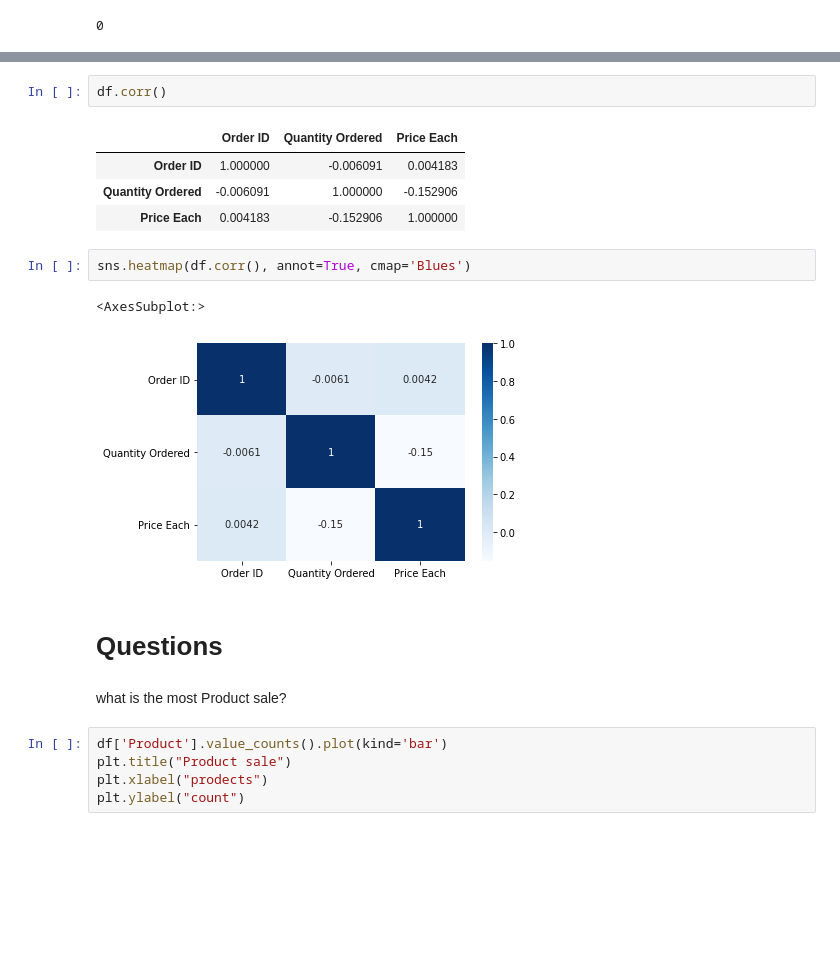
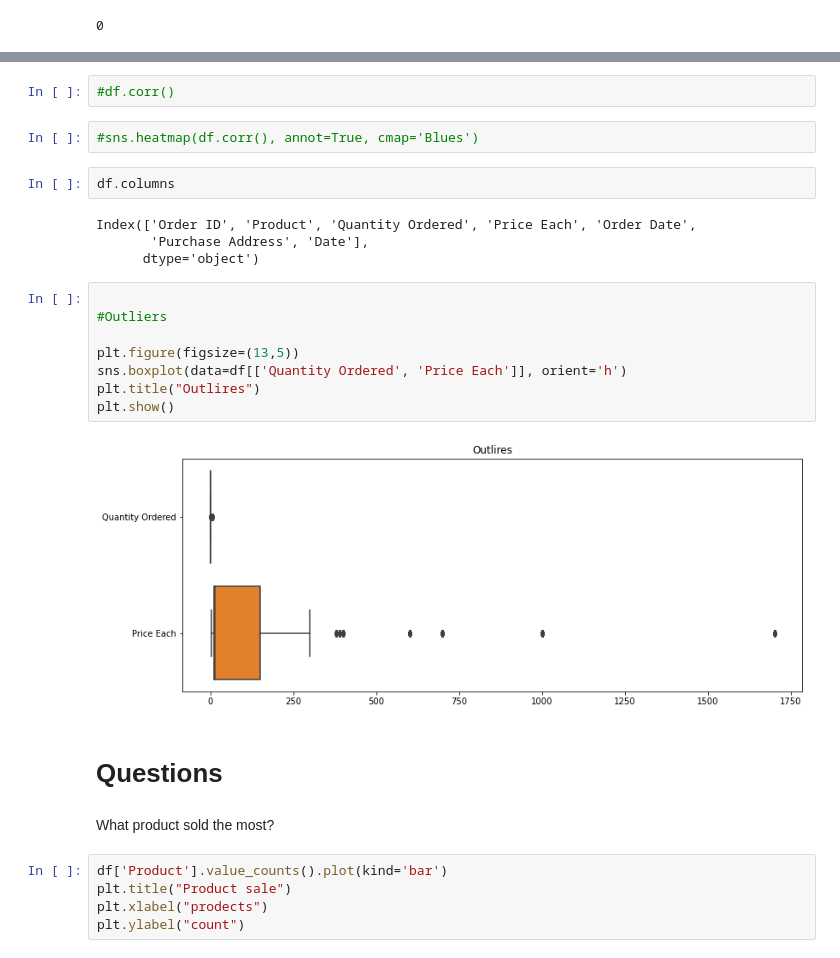
Before and after one commit to RazanAlzahrani1/EC_EDA, a Jupyter notebook: E company.ipynb, the cells around one changed output, grey strips where cells are left out. Saved outputs shown, nothing was run; the diff lists cells and outputs as text; blank space fills up the shorter version.

```diff
--- a/E company.ipynb
+++ b/E company.ipynb
@@ -318,19 +301,27 @@ sum(df.duplicated())
 # %%
-df.corr()
+#df.corr()
-# %% [output]
-|  | Order ID | Quantity Ordered | Price Each |
-| Order ID | 1.000000 | -0.006091 | 0.004183 |
-| Quantity Ordered | -0.006091 | 1.000000 | -0.152906 |
-| Price Each | 0.004183 | -0.152906 | 1.000000 |
 # %%
-sns.heatmap(df.corr(), annot=True, cmap='Blues')
+#sns.heatmap(df.corr(), annot=True, cmap='Blues')
-# %% [output]
-<AxesSubplot:>
-[figure, removed]
+# %%
+df.columns
+# %% [output]
+Index(['Order ID', 'Product', 'Quantity Ordered', 'Price Each', 'Order Date',
+       'Purchase Address', 'Date'],
+      dtype='object')
+# %%
+
+#Outliers
+
+plt.figure(figsize=(13,5))
+sns.boxplot(data=df[['Quantity Ordered', 'Price Each']], orient='h')
+plt.title("Outlires")
+plt.show()
+# %% [output]
+[figure, added]
 # %% [markdown]
 # <a name=Questions>Questions</a>
 # %% [markdown]
-what is the most Product sale?
+What product sold the most?
 # %%
 df['Product'].value_counts().plot(kind='bar')
 plt.title("Product sale")
```
Also changed, not shown: parts of 23 cells of this notebook.
